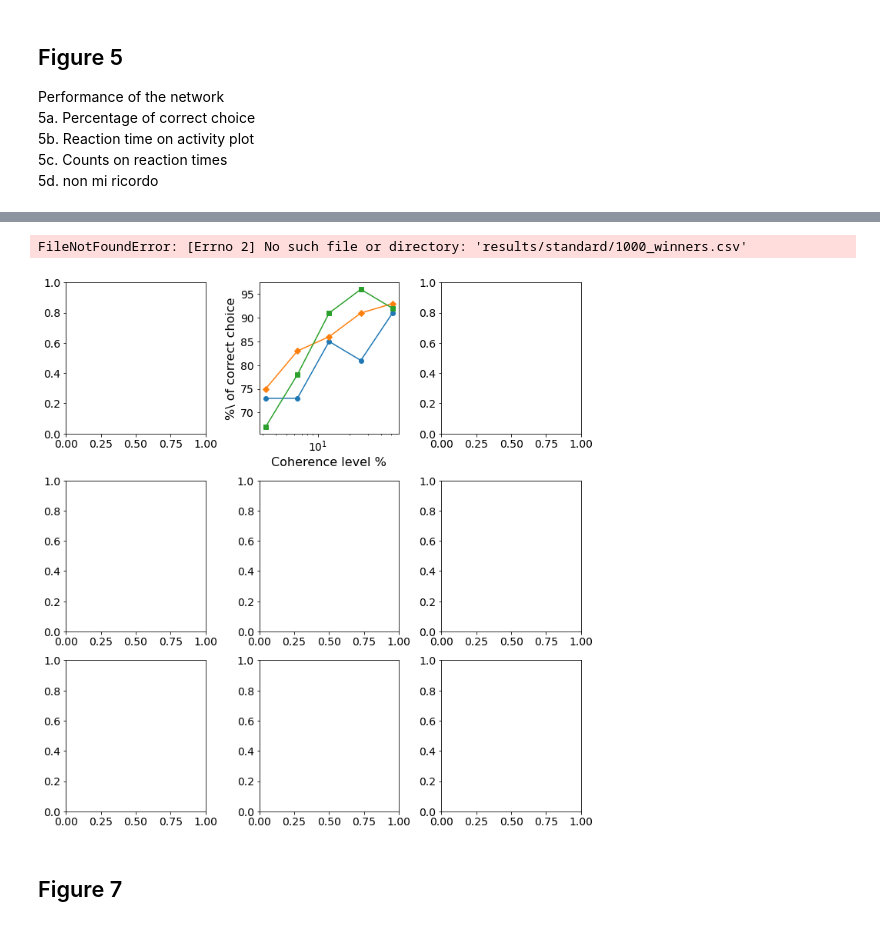
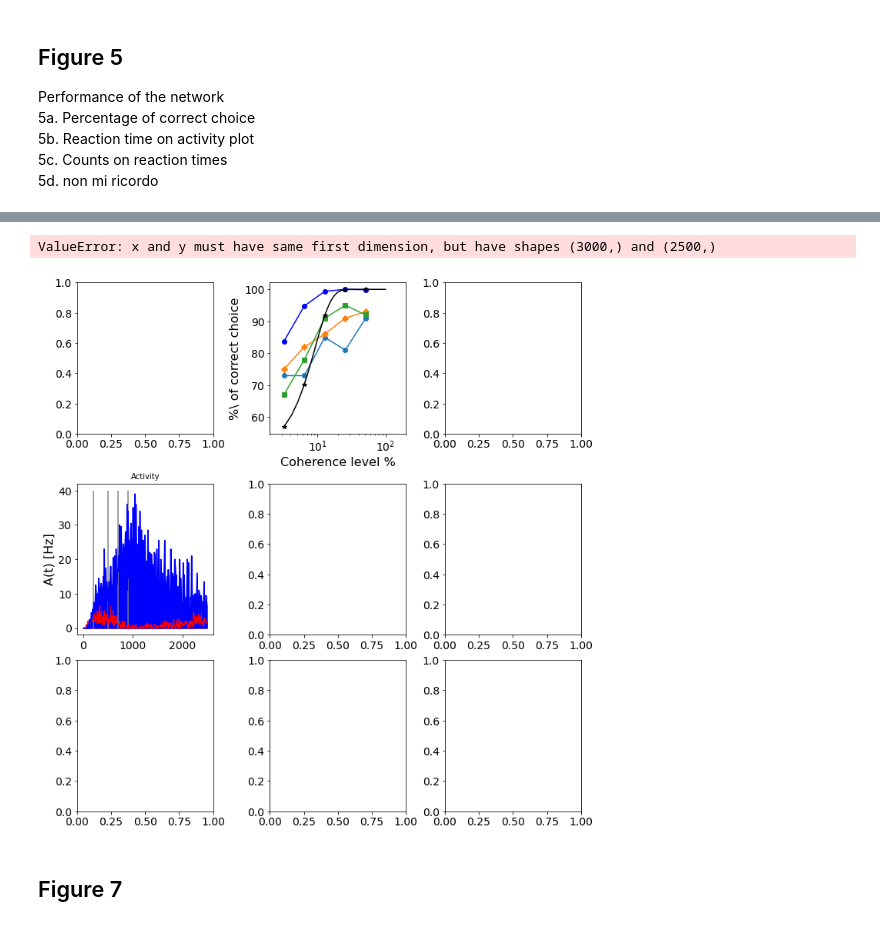
Before and after one commit to alessandratrapani/decision_making_NEST_NRP, a Jupyter notebook: NEST/run_figures.ipynb, the cells around one changed output, grey strips where cells are left out. Cells and saved outputs as stored; diff of their text form; code cells hidden in the pictures.

```diff
--- a/NEST/run_figures.ipynb
+++ b/NEST/run_figures.ipynb
@@ -64,13 +64,11 @@ mult_coherence = [0.0,-0.128,-0.512]
 trial = [158,199,6]
 
 for i, coherence in enumerate(mult_coherence):
-    j = trial[i]
+    j = trial[i*2*2]
     path = os.path.join(results_dir_standard,'c'+str(coherence),'trial_'+ str(j))
 
     evsA, tsA, t, A_N_A, stimulus_A, sum_stimulus_A = extract_results(path, 'A')
     evsB, tsB, t, B_N_B, stimulus_B, sum_stimulus_B = extract_results(path, 'B')
-    evsIn, tsIn, t, I_N_I, stimulus_A, sum_stimulus_A = extract_results(path, 'inh')
-    I_N_I=signal.medfilt(I_N_I,55)
 
     axes[2*i][0].scatter(tsA, evsA,marker = '|', linewidths = 0.8, color='red', label ='pop A')
     axes[2*i][0].set_ylabel("neuron #")
@@ -323,7 +571,7 @@ results_dir_standard = os.path.join(results_dir,sim_type)
 def weib(c,alpha,beta):
     return 1-0.5*np.exp(-(c/alpha)**beta)
 
-fig5, axes = plt.subplots(3, 3, sharey=True,sharex=True,  figsize=(10,10))
+fig5, axes = plt.subplots(3, 3, figsize=(16,9))
 
 #########################################################################################
 n_trial = 1000
@@ -337,7 +585,7 @@ mult_coherence = [0.032,0.064,0.128,0.256,0.512]
 for i, coherence in enumerate(mult_coherence):
     path_standard = results_dir+'/c'+str(coherence)
     trial_winner = pd.read_csv(path_standard+'/trial_winner.csv')
-    trial_B_win = trial_winner[trial_winner['winner']=='B'].to_numpy()
+    trial_B_win = trial_winner['trial'][trial_winner['winner']=='B'].to_numpy()
     percentage_B_win.append((len(trial_B_win)/n_trial)*100)
 
 percentage_A_win=[]
@@ -345,7 +593,7 @@ mult_coherence = [-0.032,-0.064,-0.128,-0.256,-0.512]
 for i, coherence in enumerate(mult_coherence):
     path_standard = results_dir+'/c'+str(coherence)
     trial_winner = pd.read_csv(path_standard+'/trial_winner.csv')
-    trial_A_win = trial_winner[trial_winner['winner']=='A'].to_numpy()
+    trial_A_win = trial_winner['trial'][trial_winner['winner']=='A'].to_numpy()
     percentage_A_win.append((len(trial_A_win)/n_trial)*100)
     '''
 
@@ -367,17 +615,17 @@ for i,coherence in enumerate(coherence_level):
 
     path_standard =os.path.join(results_dir_standard,'c'+str(coherence))
     trial_winner = pd.read_csv(os.path.join(path_standard,'trial_winner.csv'))
-    trial_B_win = trial_winner['winner'=='B'].to_numpy()
-    trial_A_win = trial_winner['winner'=='A'].to_numpy()
+    trial_B_win = trial_winner['trial'][trial_winner['winner']=='B'].to_numpy()
+    trial_A_win = trial_winner['trial'][trial_winner['winner']=='A'].to_numpy()
 
     mean_activity_wB_sB = []
-    for j in range(trial_B_win):
+    for j in trial_B_win:
         path = os.path.join(path_standard,'trial_'+ str(j))
         evsB, tsB, t, B_N_B, stimulus_B, sum_stimulus_B = extract_results(path, 'B')
         mean_activity_wB_sB.append(B_N_B)
 
     mean_activity_wA_sB = []
-    for j in range(trial_A_win):
+    for j in trial_A_win:
         path = os.path.join(path_standard,'trial_'+ str(j))
         evsB, tsB, t, B_N_B, stimulus_B, sum_stimulus_B = extract_results(path, 'B')
         mean_activity_wA_sB.append(B_N_B)
@@ -396,18 +644,18 @@ for i,coherence in enumerate(coherence_level):
 
     path_standard =os.path.join(results_dir_standard,'c'+str(coherence))
     trial_winner = pd.read_csv(os.path.join(path_standard,'trial_winner.csv'))
-    trial_B_win = trial_winner['winner'=='B'].to_numpy()
-    trial_A_win = trial_winner['winner'=='A'].to_numpy()
+    trial_B_win = trial_winner['trial'][trial_winner['winner']=='B'].to_numpy()
+    trial_A_win = trial_winner['trial'][trial_winner['winner']=='A'].to_numpy()
 
     mean_activity_wB_sA = []
-    for j in range(trial_B_win):
+    for j in trial_B_win:
         path = os.path.join(path_standard,'trial_'+ str(j))
         evsB, tsB, t, B_N_B, stimulus_B, sum_stimulus_B = extract_results(path, 'B')
         mean_activity_wB_sA.append(B_N_B)
 
 
     mean_activity_wA_sA = []
-    for j in range(trial_A_win):
+    for j in trial_A_win:
         path = os.path.join(path_standard,'trial_'+ str(j))
         evsB, tsB, t, B_N_B, stimulus_B, sum_stimulus_B = extract_results(path, 'B')
         mean_activity_wA_sA.append(B_N_B)
@@ -429,7 +677,7 @@ ind_end_stim = int(end_stim/dt_rec)
 for i, coherence in enumerate(mult_coherence):
     path_standard = os.path.join(results_dir_standard,'c'+str(coherence))
     trial_winner = pd.read_csv(os.path.join(path_standard,'trial_winner.csv'))
-    trial_B_win = trial_winner['winner'=='B'].to_numpy()
+    trial_B_win = trial_winner['trial'][trial_winner['winner']=='B'].to_numpy()
     B_N_B_mean = []
     decision_time = []
     for j in trial_B_win:
@@ -448,13 +696,14 @@ for i, coherence in enumerate(mult_coherence):
 
     B_N_B_mean = np.mean(B_N_B_mean,axis=0)
     B_N_B_mean = signal.medfilt(B_N_B_mean,35)
-    axes[i].plot(t[ind_start_stim:ind_end_stim], B_N_B_mean[ind_start_stim:ind_end_stim], color='green', label ='pop B')
+    axes[1][i].plot(t[ind_start_stim:ind_end_stim], B_N_B_mean[ind_start_stim:ind_end_stim], color='green', label ='pop B')
 
 axes[1][0].set_ylabel("A(t) [Hz]")
 axes[2][0].set_xlabel('Decision time [ms]')
+
 axes[2][0].set_ylabel('Counts #')
 
-fig5.savefig(os.path.join(figure_dir,'Figure5.png') , bbox_inches='tight')
+fig5.savefig(os.path.join(figure_dir,'Figure5.png'))
 
 if show:
     plt.show()
@@ -494,7 +749,7 @@ for n,d in enumerate(end_stim):
 
 n_trial = 1000
 winner = pd.read_csv(os.path.join(results_dir_standard,'1000_winners.csv'))
-percentage_B_win = 100*(winner['pop B win'].to_numpy()[:6])/n_trial
+percentage_B_win = 100*(winner['pop B win'].to_numpy()[1:6])/n_trial
 
 c=np.linspace(3.2,100.,100)
 fit_weibul=weib(c,9.2,1.8)
@@ -505,40 +760,40 @@ axes[0][1].semilogx(c,fit_weibul*100,color='black')
 axes[0][1].semilogx(coherence_level,point_weibul*100,'*',color='black')
 axes[0][1].set_xlim(2*1e0, 2*1e2)
 axes[0][1].set_xlabel('Coherence level %')
 axes[0][1].set_ylabel('%\ of correct choice')
 
 #########################################################################################
 trials = [0,0,9]
 coherence = 0.128
-simuluations = ['standard', 'stim_duration/stim_end_500.0','stim_duration/stim_end_700.0' ]
+simuluations = ['standard', 'stim_duration\\stim_end_500.0','stim_duration\\stim_end_700.0' ]
 
 for i,s in enumerate(simuluations):
     path = os.path.join(results_dir,s,'c'+str(coherence),'trial_'+ str(trials[i]))
-    evsA, tsA, t, A_N_A, stimulus_A, sum_stimulus_A = extract_results(path, 'A')
-    evsB, tsB, t, B_N_B, stimulus_B, sum_stimulus_B = extract_results(path, 'B')
+    evsA, tsA, t, A_N_A, stimulus_A, sum_stimulus_A = extract_results(path, 'A', integral=False)
+    evsB, tsB, t, B_N_B, stimulus_B, sum_stimulus_B = extract_results(path, 'B', integral=False)
 
     axes[1][i].plot(t, A_N_A, color='red', label ='pop A')
     axes[1][i].fill_between(t, A_N_A, color='red')
     axes[1][i].plot(t, B_N_B, color='blue', label ='pop B')
-    axes[1][i].fill_between(t, A_N_A, color='blue')
+    axes[1][i].fill_between(t, B_N_B, color='blue')
     axes[1][i].vlines(start_stim, 0, 40, color='grey')
-    axes[1][i].vlines(end_stim, 0, 40, color='grey')
+    axes[1][i].vlines(end_stim[i], 0, 40, color='grey')
     axes[1][i].set_ylabel("A(t) [Hz]")
     axes[1][i].set_title("Activity", fontsize=10)
 
     axes[2][i].plot(np.arange(0., simtime),stimulus_A, 'red', label='stimulus on A')
     axes[2][i].plot(np.arange(0., simtime),stimulus_B, 'blue', label='stimulus on B')
     axes[2][i].set_ylabel("stimulus [Hz]")
     axes[2][i].set_title("Stochastic inputs", fontsize=10)
     plt.xlabel("t [ms]")
 
 fig6.savefig(os.path.join(figure_dir,'Figure6.png') , bbox_inches='tight')
 
 if show:
     plt.show()
 # %% [output]
-FileNotFoundError: [Errno 2] No such file or directory: 'results/standard/1000_winners.csv'
+ValueError: x and y must have same first dimension, but have shapes (3000,) and (2500,)
-[figure, old version]
+[figure, new version]
 # %% [markdown]
 ## Figure 7
 # %%
```
Also changed, not shown: parts of 16 cells of this notebook, 2 other files.
